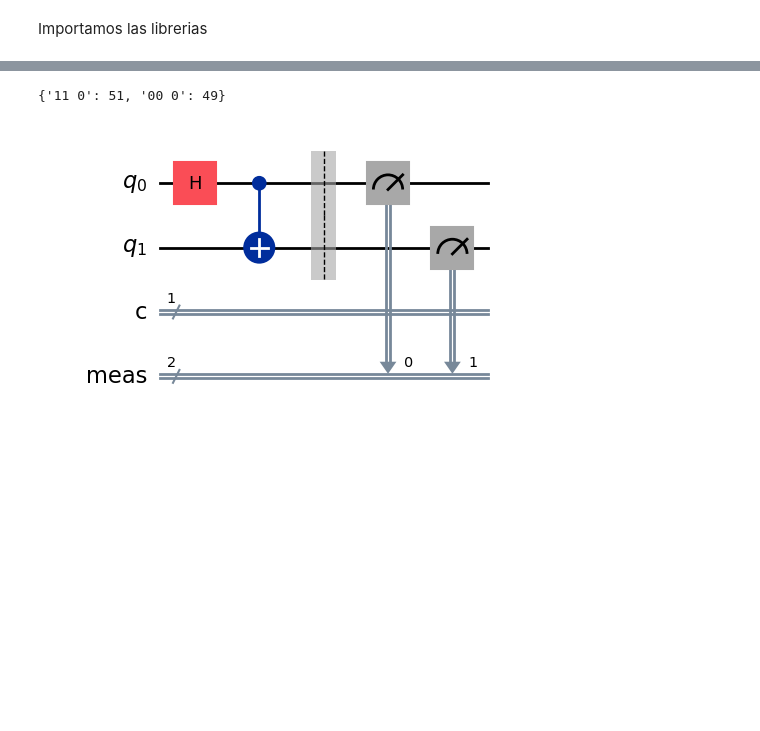
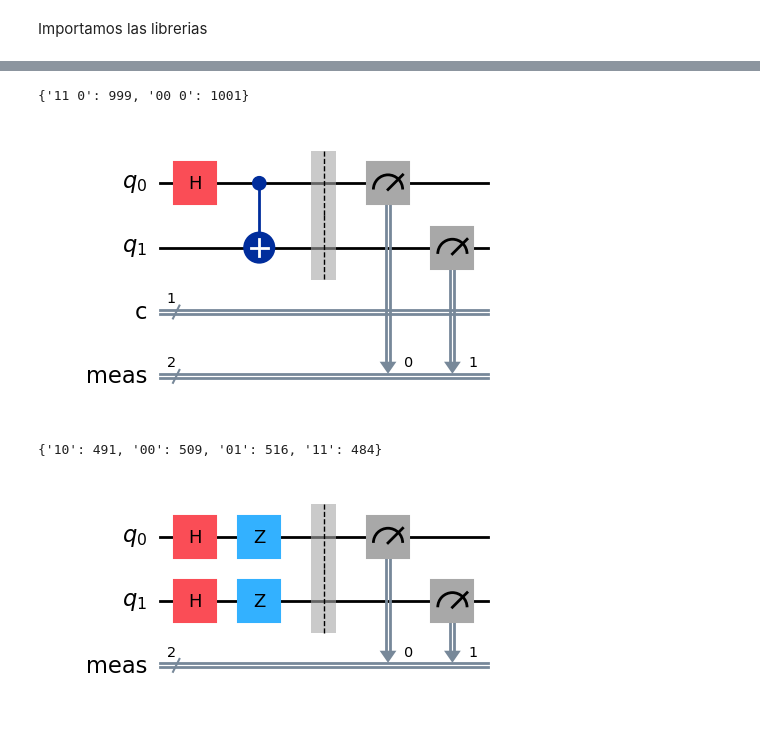
Before and after one commit to EdTru/Experimental-III, a Jupyter notebook: Qiskit/Práctica_Qiskit.ipynb, the cells around one changed output, grey strips where cells are left out. Drawn from its saved outputs; the diff is of its cells as text; code cells hidden in the pictures; blank space fills up the shorter version.

```diff
--- a/Qiskit/Práctica_Qiskit.ipynb
+++ b/Qiskit/Práctica_Qiskit.ipynb
@@ -40,5 +56,5 @@ c: 1/════════════╩═
 # %%
-shots = 100
+shots = 2000
 
 sim = AerSimulator()
 qc = QuantumCircuit(2, 1)
@@ -57,8 +73,32 @@ print(counts)
 
 qc.draw(output="mpl")
 # %% [output]
-{'11 0': 51, '00 0': 49}
+{'11 0': 999, '00 0': 1001}
 [figure]
+# %%
+shots = 2000
+
+sim = AerSimulator()
+qc = QuantumCircuit(2, 0)
+
+qc.h(0)
+qc.h(1)
+qc.z(0)
+qc.z(1)
+
+qc.measure_all()
+
+job = sim.run(qc, shots=shots)
+
+result = job.result()
+counts = result.get_counts(qc)
+
+print(counts)
+
+qc.draw(output="mpl")
+# %% [output]
+{'10': 491, '00': 509, '01': 516, '11': 484}
+[figure, added]
 # %%
 shots = 100
 
```
Also changed, not shown: parts of 3 cells of this notebook, 3 other files.
